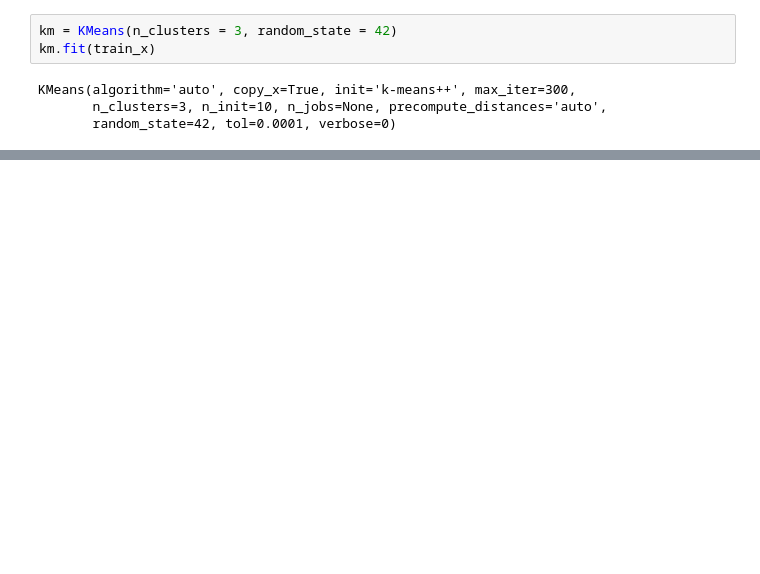
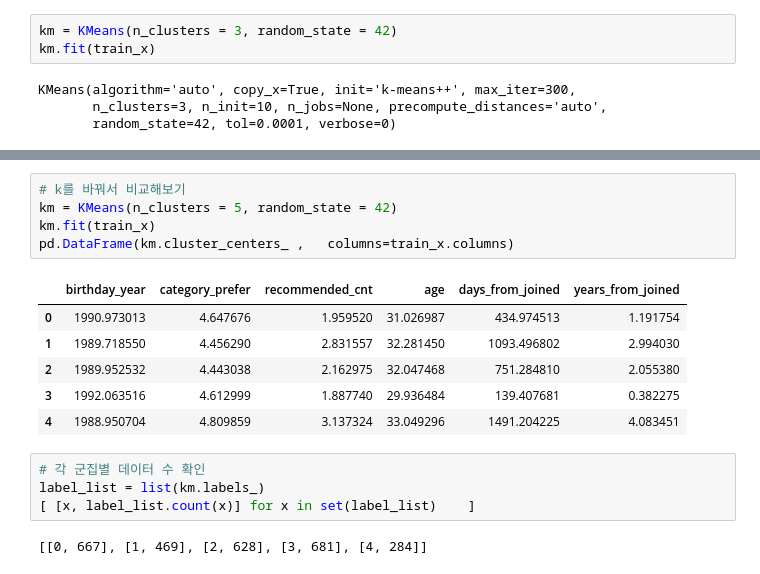
Before and after one commit to Vaycold/Python_ML, a Jupyter notebook: Clustering/E-commerce Data.ipynb, the cells around one changed output, grey strips where cells are left out. Cells and saved outputs as stored; diff of their text form; blank space fills up the shorter version.

```diff
--- a/Clustering/E-commerce Data.ipynb
+++ b/Clustering/E-commerce Data.ipynb
@@ -454,0 +464,18 @@ KMeans(algorithm='auto', copy_x=True, init='k-means++', max_iter=300,
+# %%
+# k를 바꿔서 비교해보기
+km = KMeans(n_clusters = 5, random_state = 42)
+km.fit(train_x)
+pd.DataFrame(km.cluster_centers_ ,   columns=train_x.columns)
+# %% [output]
+|  | birthday_year | category_prefer | recommended_cnt | age | days_from_joined | years_from_joined |
+| 0 | 1990.973013 | 4.647676 | 1.959520 | 31.026987 | 434.974513 | 1.191754 |
+| 1 | 1989.718550 | 4.456290 | 2.831557 | 32.281450 | 1093.496802 | 2.994030 |
+| 2 | 1989.952532 | 4.443038 | 2.162975 | 32.047468 | 751.284810 | 2.055380 |
+| 3 | 1992.063516 | 4.612999 | 1.887740 | 29.936484 | 139.407681 | 0.382275 |
+| 4 | 1988.950704 | 4.809859 | 3.137324 | 33.049296 | 1491.204225 | 4.083451 |
+# %%
+# 각 군집별 데이터 수 확인
+label_list = list(km.labels_)
+[ [x, label_list.count(x)] for x in set(label_list)    ]
+# %% [output]
+[[0, 667], [1, 469], [2, 628], [3, 681], [4, 284]]
```
Also changed, not shown: parts of 41 cells of this notebook.
